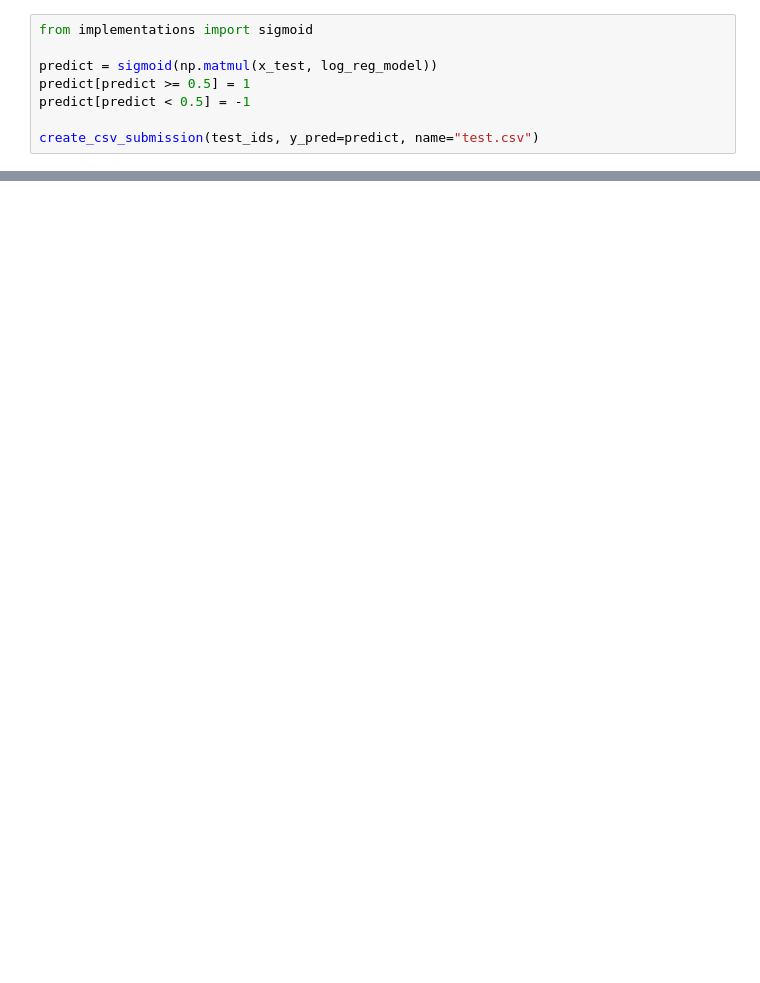
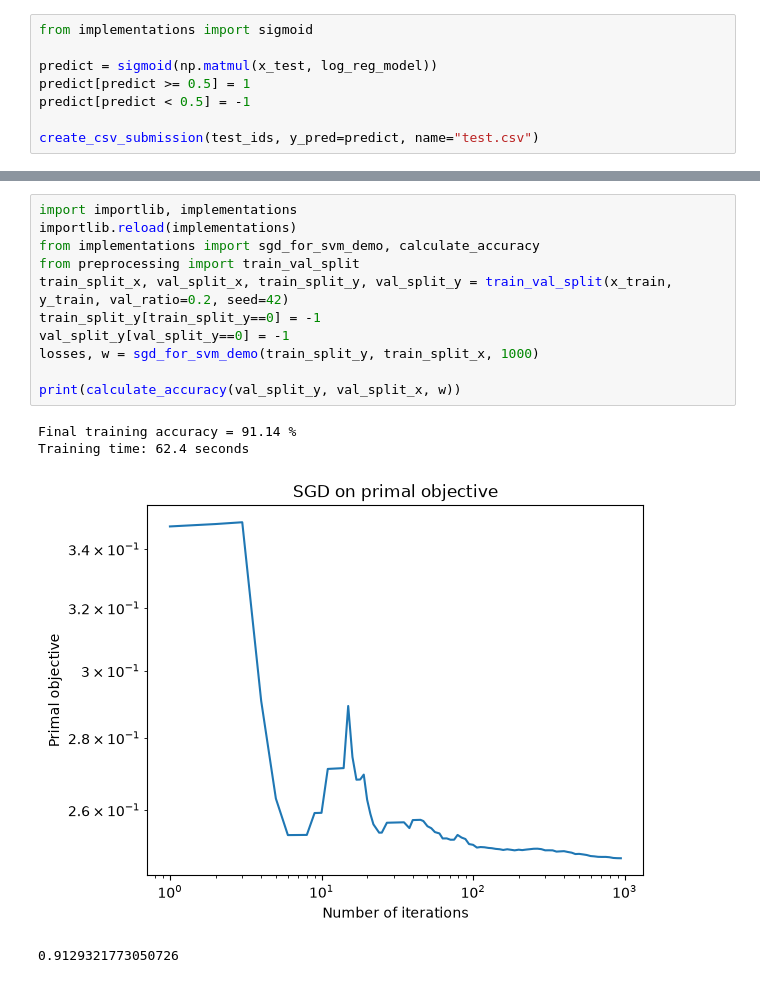
Before and after one commit to floribau/ml-project1, a Jupyter notebook: run.ipynb, the cells around one changed output, grey strips where cells are left out. Drawn from its saved outputs; the diff is of its cells as text; blank space fills up the shorter version.

```diff
--- a/run.ipynb
+++ b/run.ipynb
@@ -364,0 +371,16 @@ create_csv_submission(test_ids, y_pred=predict, name="test.csv")
+# %%
+import importlib, implementations
+importlib.reload(implementations)
+from implementations import sgd_for_svm_demo, calculate_accuracy
+from preprocessing import train_val_split
+train_split_x, val_split_x, train_split_y, val_split_y = train_val_split(x_train, y_train, val_ratio=0.2, seed=42)
+train_split_y[train_split_y==0] = -1
+val_split_y[val_split_y==0] = -1
+losses, w = sgd_for_svm_demo(train_split_y, train_split_x, 1000)
+
+print(calculate_accuracy(val_split_y, val_split_x, w))
+# %% [output]
+Final training accuracy = 91.14 %
+Training time: 62.4 seconds
+[figure, added]
+0.9129321773050726
```
Also changed, not shown: parts of 6 cells of this notebook, 3 other files.
